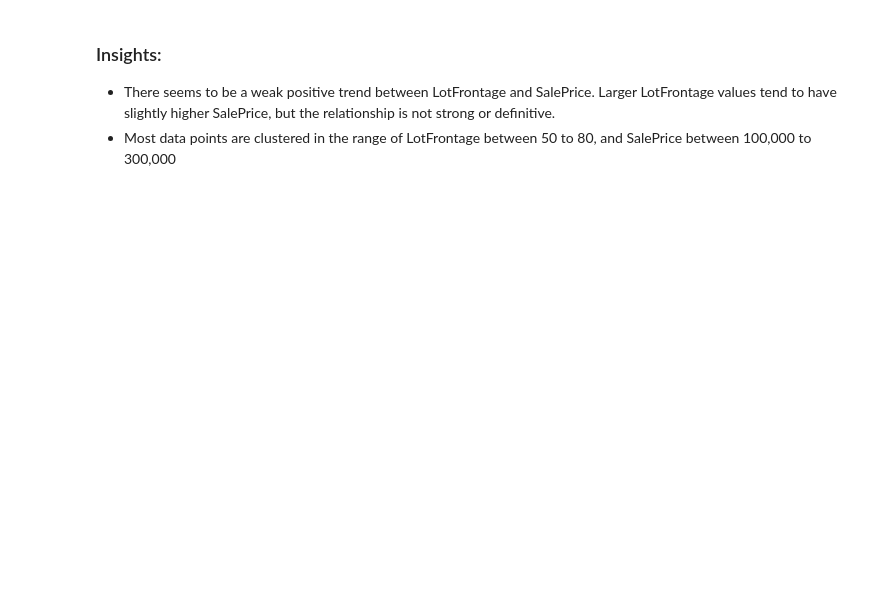
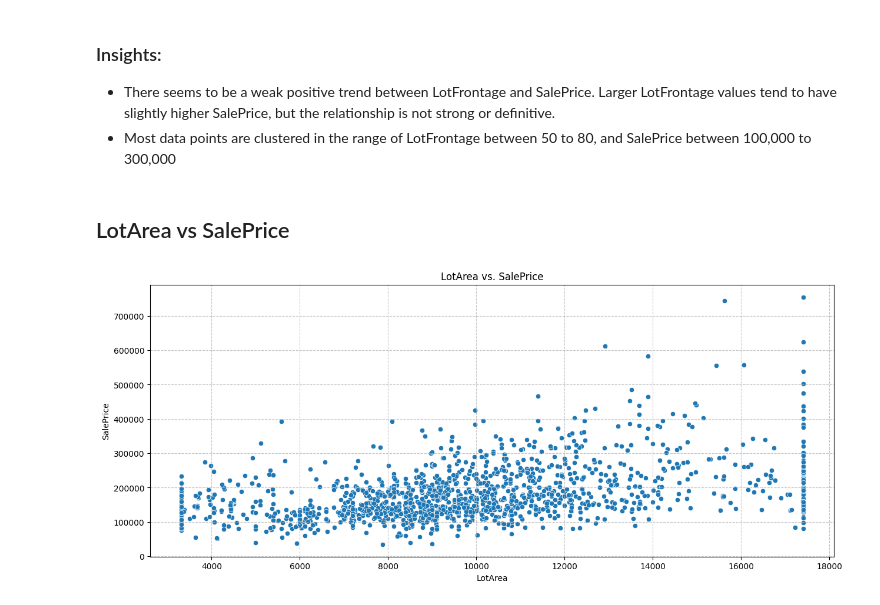
Before and after one commit to ktxdev/house-prices, a Jupyter notebook: notebooks/03_bivariate_analysis_eda.ipynb, the cells around one changed output. Drawn from its saved outputs; the diff is of its cells as text; code cells hidden in the pictures; blank space fills up the shorter version.

```diff
--- a/notebooks/03_bivariate_analysis_eda.ipynb
+++ b/notebooks/03_bivariate_analysis_eda.ipynb
@@ -57,3 +57,9 @@ visualizer.plot('LotFrontage', 'SalePrice')
 ### Insights:
 - There seems to be a weak positive trend between LotFrontage and SalePrice. Larger LotFrontage values tend to have slightly higher SalePrice, but the relationship is not strong or definitive.
 - Most data points are clustered in the range of LotFrontage between 50 to 80, and SalePrice between 100,000 to 300,000
+# %% [markdown]
+## LotArea vs SalePrice
+# %%
+visualizer.plot('LotArea', 'SalePrice')
+# %% [output]
+[figure, added]
```
Also changed, not shown: parts of 3 cells of this notebook, 5 other files.
